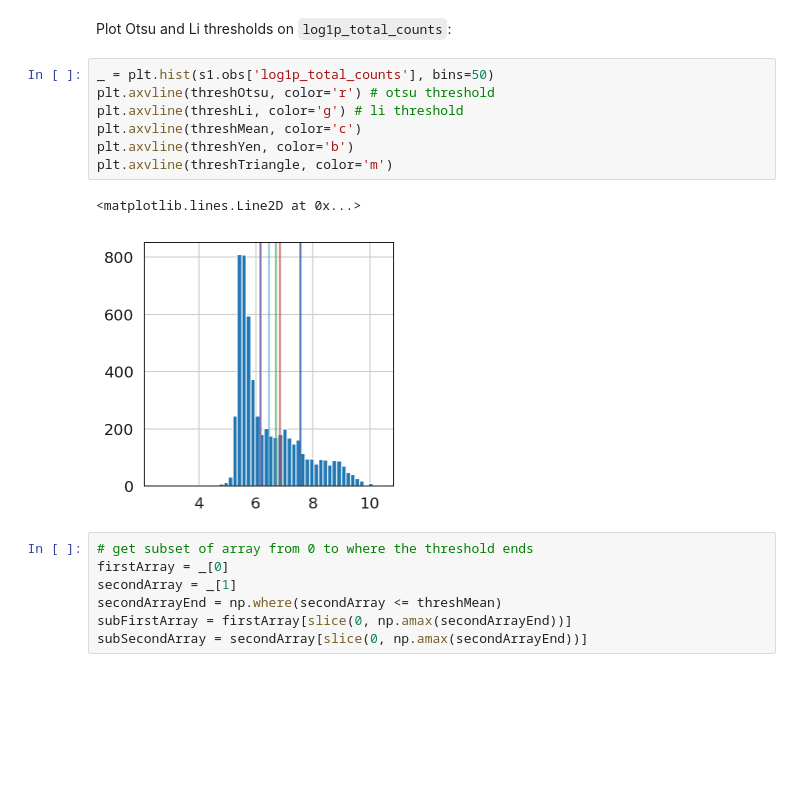
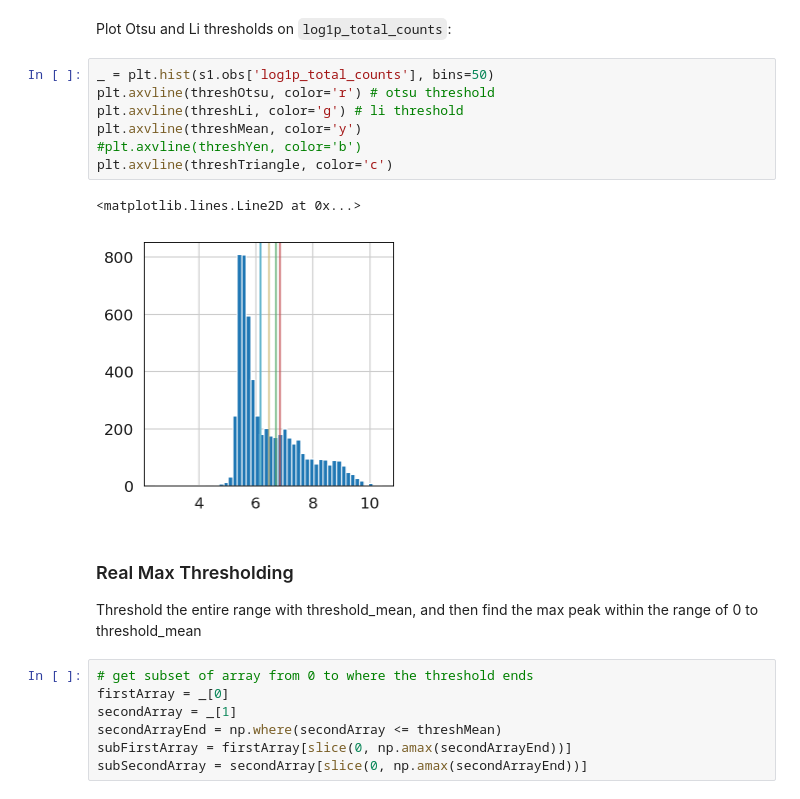
Before and after one commit to codyheiser/dropkick, a Jupyter notebook: testing/thresholding.ipynb, the cells around one changed output. Saved outputs shown, nothing was run; the diff lists cells and outputs as text; blank space fills up the shorter version.

```diff
--- a/testing/thresholding.ipynb
+++ b/testing/thresholding.ipynb
@@ -67,13 +67,16 @@ Plot Otsu and Li thresholds on `log1p_total_counts`:
 # %%
 _ = plt.hist(s1.obs['log1p_total_counts'], bins=50)
 plt.axvline(threshOtsu, color='r') # otsu threshold
 plt.axvline(threshLi, color='g') # li threshold
-plt.axvline(threshMean, color='c')
-plt.axvline(threshYen, color='b')
-plt.axvline(threshTriangle, color='m')
+plt.axvline(threshMean, color='y')
+#plt.axvline(threshYen, color='b')
+plt.axvline(threshTriangle, color='c')
 # %% [output]
 <matplotlib.lines.Line2D at 0x...>
-[figure, old version]
+[figure, new version]
+# %% [markdown]
+### Real Max Thresholding
+Threshold the entire range with threshold_mean, and then find the max peak within the range of 0 to threshold_mean
 # %%
 # get subset of array from 0 to where the threshold ends
 firstArray = _[0]
```
Also changed, not shown: parts of 36 cells of this notebook, 4 other files.
